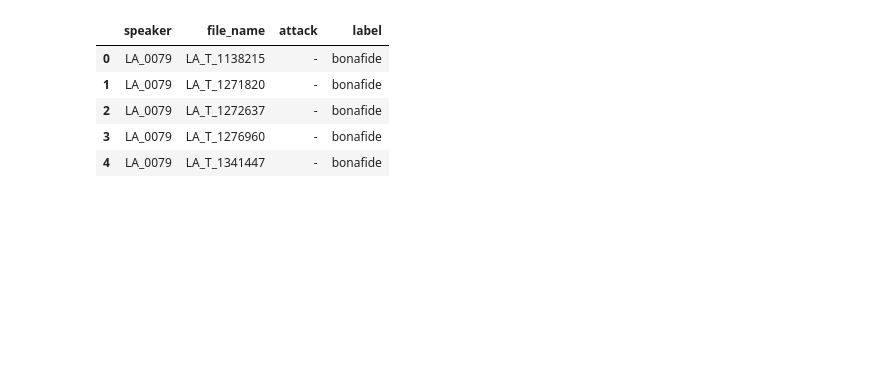
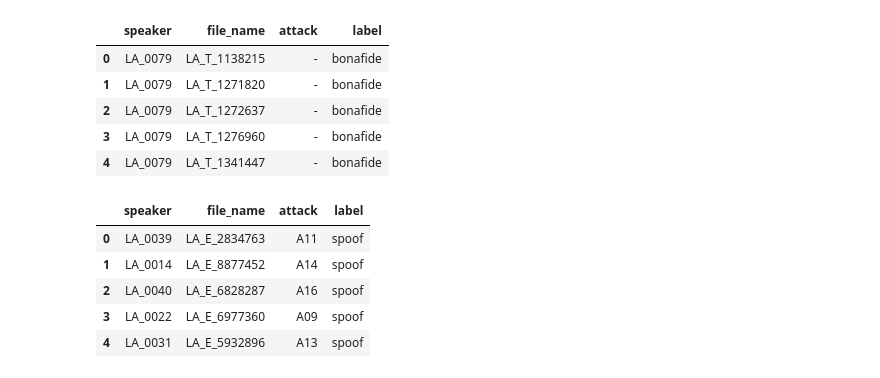
Before and after one commit to Roee97/Fake-Voice-Detection, a Jupyter notebook: Resnet.ipynb, the cells around one changed output. Drawn from its saved outputs; the diff is of its cells as text; code cells hidden in the pictures; blank space fills up the shorter version.

```diff
--- a/Resnet.ipynb
+++ b/Resnet.ipynb
@@ -103,6 +124,18 @@ train_df_info.head()
 | 2 | LA_0079 | LA_T_1272637 | - | bonafide |
 | 3 | LA_0079 | LA_T_1276960 | - | bonafide |
 | 4 | LA_0079 | LA_T_1341447 | - | bonafide |
+# %%
+eval_info_file_path = f"{path}/LA/LA/ASVspoof2019_LA_cm_protocols/ASVspoof2019.LA.cm.eval.trl.txt"
+eval_df_info = load_protocol(eval_info_file_path, names=['speaker', 'file_name', 'attack', 'label'])
+
+eval_df_info.head()
+# %% [output]
+|  | speaker | file_name | attack | label |
+| 0 | LA_0039 | LA_E_2834763 | A11 | spoof |
+| 1 | LA_0014 | LA_E_8877452 | A14 | spoof |
+| 2 | LA_0040 | LA_E_6828287 | A16 | spoof |
+| 3 | LA_0022 | LA_E_6977360 | A09 | spoof |
+| 4 | LA_0031 | LA_E_5932896 | A13 | spoof |
 # %%
 def process_data_frame(unprocessed_df):
     mapping = {
```
Also changed, not shown: parts of 22 cells of this notebook.
